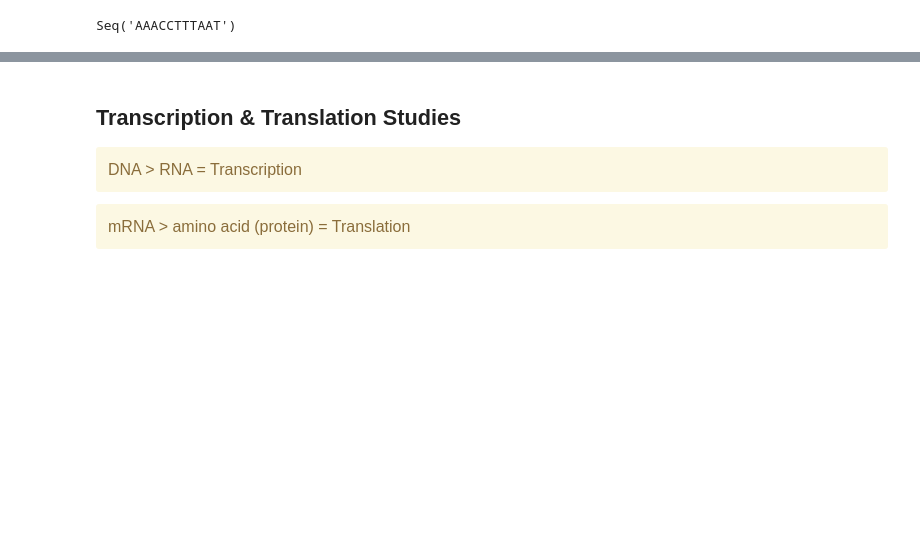
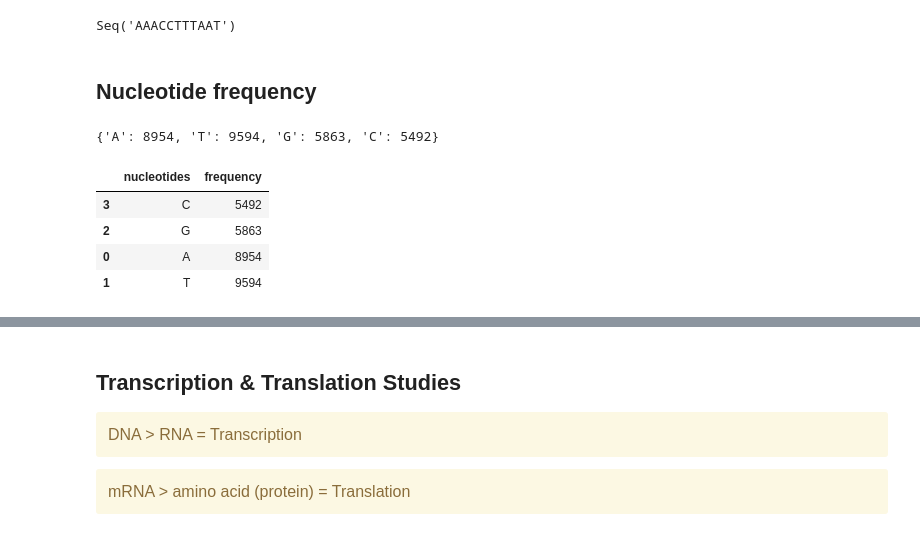
Before and after one commit to baotramduong/3D-SARS-CoV-2-Protein-Visualization-With-Biopython, a Jupyter notebook: Notebook.ipynb, the cells around one changed output, grey strips where cells are left out. Drawn from its saved outputs; the diff is of its cells as text; code cells hidden in the pictures; blank space fills up the shorter version.

```diff
--- a/Notebook.ipynb
+++ b/Notebook.ipynb
@@ -197,3 +190,30 @@ Seq('TAATTTCCAAA')
 seqfromfile[:11].reverse_complement()
 # %% [output]
 Seq('AAACCTTTAAT')
+# %% [markdown]
+## Nucleotide frequency
+# %%
+#count the nucleotides frequency in the DNA
+DNA= seqfromfile
+nucleotides={}
+for n in DNA:
+    if n in nucleotides:
+        nucleotides[n] += 1
+    else:
+        nucleotides[n] =  1
+print(nucleotides)
+
+#create a dataframe
+nts = pd.DataFrame(data=nucleotides, index=[0]).T.reset_index()
+nts = nts.rename(columns={0: 'frequency', 'index': 'nucleotides'})
+nts = nts.sort_values(by=['frequency'], ascending=True)
+# %% [output]
+{'A': 8954, 'T': 9594, 'G': 5863, 'C': 5492}
+# %%
+nts.head(20)
+# %% [output]
+|  | nucleotides | frequency |
+| 3 | C | 5492 |
+| 2 | G | 5863 |
+| 0 | A | 8954 |
+| 1 | T | 9594 |
```
Also changed, not shown: parts of 6 cells of this notebook.
